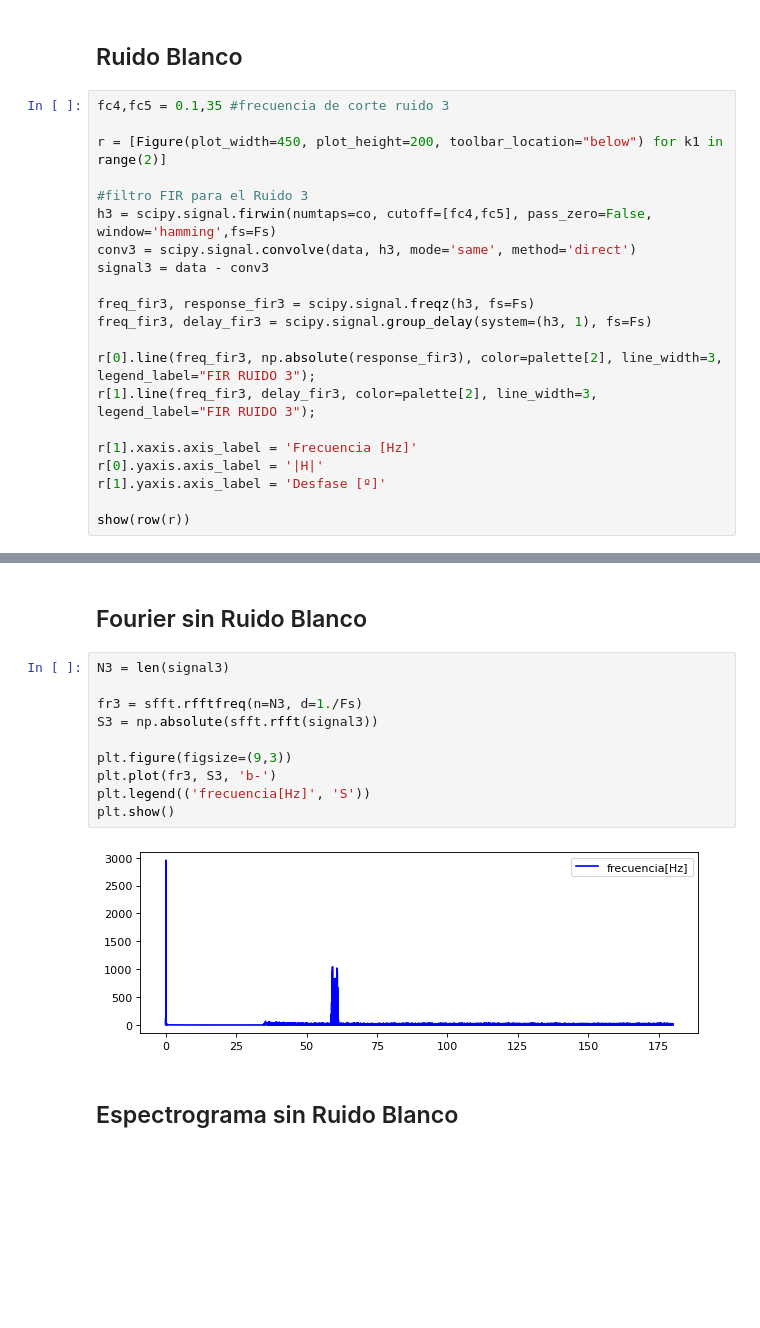
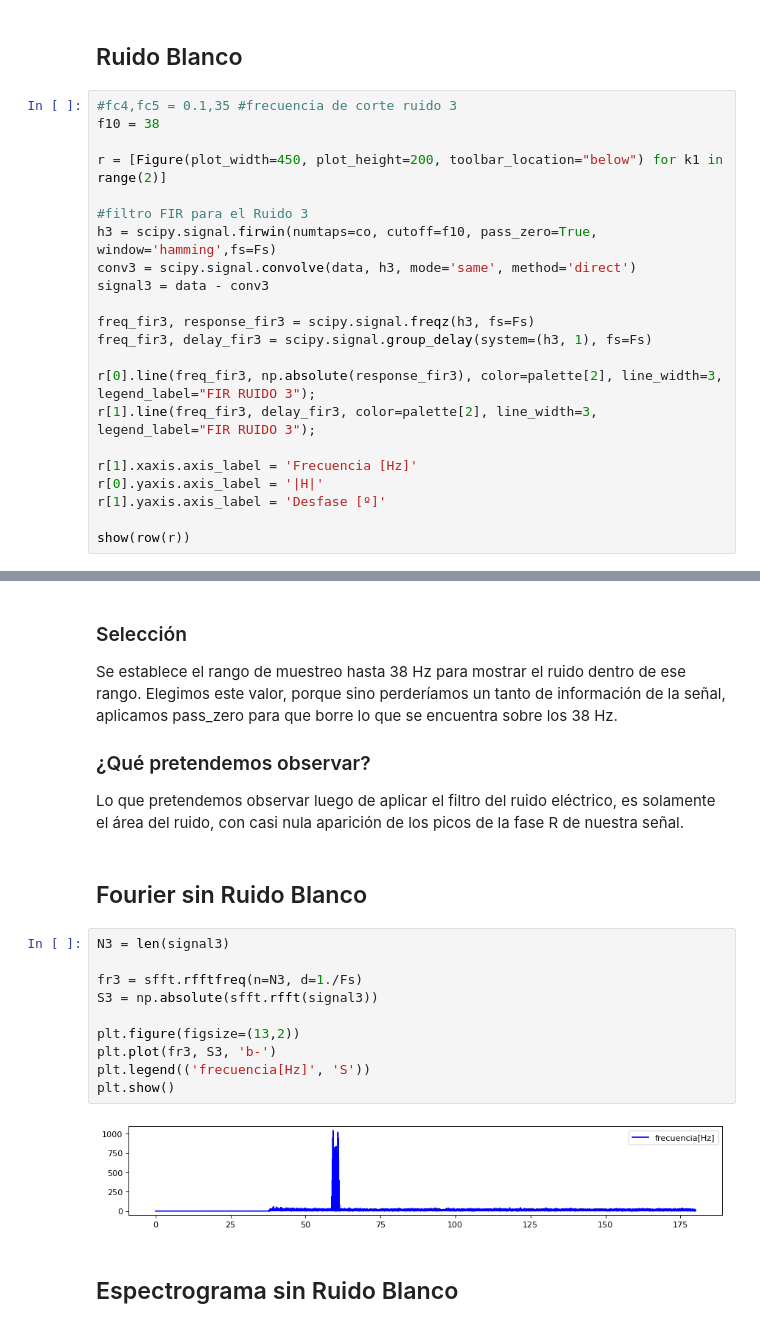
Before and after one commit to WildBenito/FiltroDeSe-ales, a Jupyter notebook: tarea2_info183.ipynb, the cells around one changed output, grey strips where cells are left out. Saved outputs shown, nothing was run; the diff lists cells and outputs as text; blank space fills up the shorter version.

```diff
--- a/tarea2_info183.ipynb
+++ b/tarea2_info183.ipynb
@@ -291,12 +310,13 @@ axs2.set_ylim([0, 100]);
 # %% [markdown]
 ## Ruido Blanco
 # %%
-fc4,fc5 = 0.1,35 #frecuencia de corte ruido 3
+#fc4,fc5 = 0.1,35 #frecuencia de corte ruido 3
+f10 = 38
 
 r = [Figure(plot_width=450, plot_height=200, toolbar_location="below") for k1 in range(2)]
 
 #filtro FIR para el Ruido 3
-h3 = scipy.signal.firwin(numtaps=co, cutoff=[fc4,fc5], pass_zero=False, window='hamming',fs=Fs)
+h3 = scipy.signal.firwin(numtaps=co, cutoff=f10, pass_zero=True, window='hamming',fs=Fs)
 conv3 = scipy.signal.convolve(data, h3, mode='same', method='direct')
 signal3 = data - conv3
 
@@ -314,20 +334,26 @@ show(row(r))
 # %% [output]
 [interactive output not drawn]
 [interactive output not drawn]
+# %% [markdown]
+### Selección
+Se establece el rango de muestreo hasta 38 Hz para mostrar el ruido dentro de ese rango. Elegimos este valor, porque sino perderíamos un tanto de información de la señal, aplicamos pass_zero para que borre lo que se encuentra sobre los 38 Hz.
+
+### ¿Qué pretendemos observar?
+Lo que pretendemos observar luego de aplicar el filtro del ruido eléctrico, es solamente el área del ruido, con casi nula aparición de los picos de la fase R de nuestra señal.
 # %% [markdown]
 ## Fourier sin Ruido Blanco
 # %%
 N3 = len(signal3)
 
 fr3 = sfft.rfftfreq(n=N3, d=1./Fs)
 S3 = np.absolute(sfft.rfft(signal3))
 
-plt.figure(figsize=(9,3))
+plt.figure(figsize=(13,2))
 plt.plot(fr3, S3, 'b-')
 plt.legend(('frecuencia[Hz]', 'S'))
 plt.show()
 # %% [output]
-[figure, old version]
+[figure, new version]
 # %% [markdown]
 ## Espectrograma sin Ruido Blanco
 # %%
```
Also changed, not shown: parts of 28 cells of this notebook.
